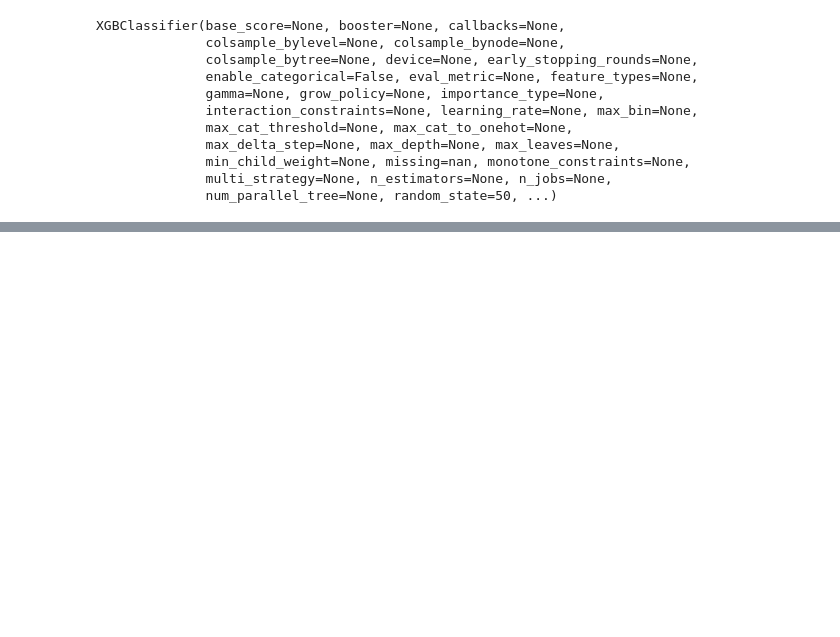
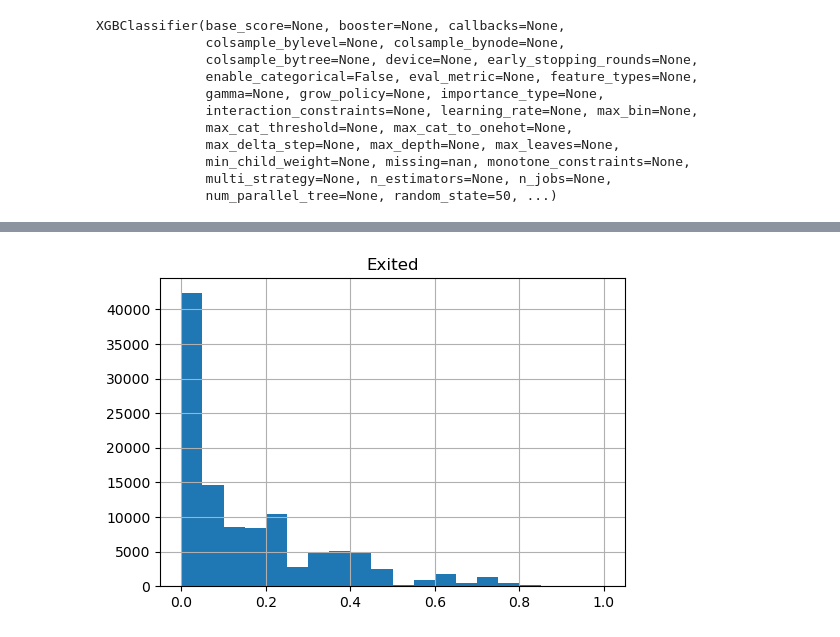
Before and after one commit to IamTingYi/KaggleCompetition, a Jupyter notebook: Binary_Classification_with_a_Bank_Churn_Dataset.ipynb, the cells around one changed output, grey strips where cells are left out. Cells and saved outputs as stored; diff of their text form; code cells hidden in the pictures; blank space fills up the shorter version.

```diff
--- a/Binary_Classification_with_a_Bank_Churn_Dataset.ipynb
+++ b/Binary_Classification_with_a_Bank_Churn_Dataset.ipynb
@@ -769,0 +792,3 @@ plt.show()
+# %%
+test_prob = best_model.predict_proba(clean_test_df)[:, 1]
+print(test_prob)
@@ -769,0 +797,4 @@ plt.show()
+# %%
+submission = pd.DataFrame({'id': test_df['id'], 'Exited': test_prob})
+submission.to_csv("submission_XGBoost_0630-5.csv", index=False)
+submission
@@ -769,0 +815,5 @@ plt.show()
+# %%
+submission.hist(column='Exited', bins=20, range=[0,1],figsize=(6,4))
+plt.show()
+# %% [output]
+[figure, added]
```
Also changed, not shown: parts of 26 cells of this notebook.
